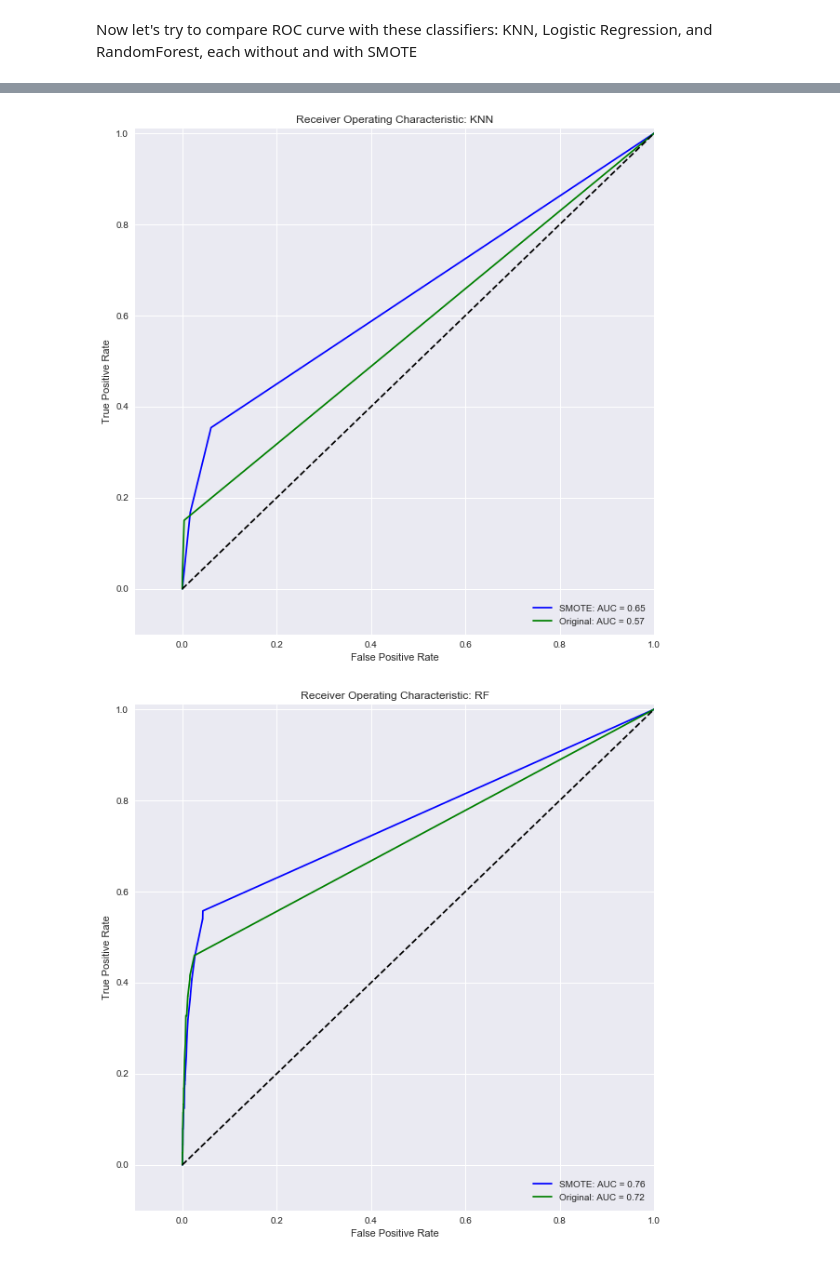
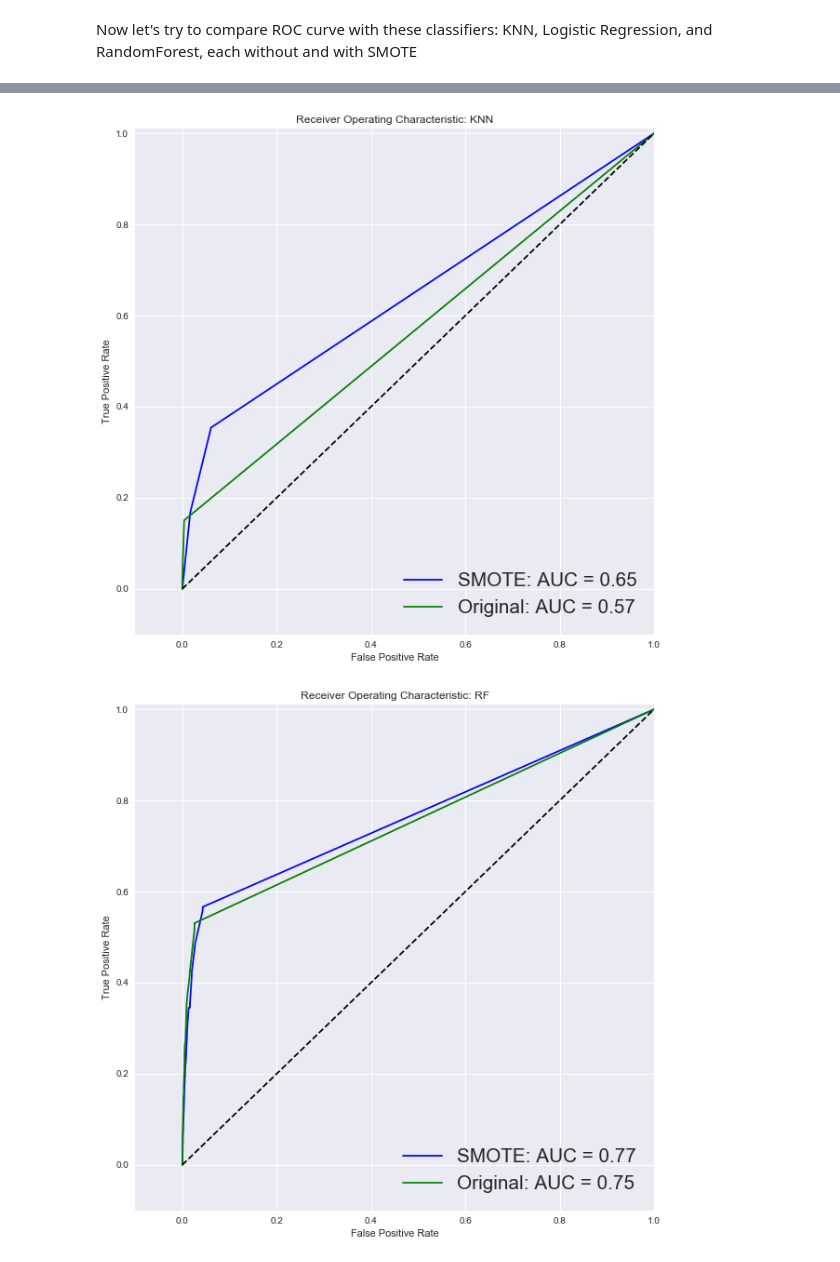
Before and after one commit to enreina/cs4035-lab, a Jupyter notebook: lab1/fraud_detection.ipynb, the cells around one changed output, grey strips where cells are left out. Cells and saved outputs as stored; diff of their text form; code cells hidden in the pictures.

```diff
--- a/lab1/fraud_detection.ipynb
+++ b/lab1/fraud_detection.ipynb
@@ -466,7 +480,7 @@ from sklearn.neighbors import KNeighborsClassifier
 from sklearn.linear_model import LogisticRegression
 from sklearn.ensemble import RandomForestClassifier
 from sklearn.base import clone
-from sklearn.metrics import roc_curve, roc_auc_score
+from sklearn.metrics import roc_curve, roc_auc_score, recall_score, precision_score
 
 
 # create classifiers
@@ -483,6 +497,7 @@ for k,v in clf_dict.iteritems():
     clf = clone(v['clf'])
     clf.fit(X_train, y_train)
     pred_proba = clf.predict_proba(X_test)[:,1]
+    pred = clf.predict(X_test)
     fpr, tpr, thresholds = roc_curve(y_test, pred_proba, pos_label=1)
     auc_score = roc_auc_score(y_test, pred_proba)
     print auc_score
@@ -491,11 +506,14 @@ for k,v in clf_dict.iteritems():
     v['non-smote']['tpr'] = tpr
     v['non-smote']['thresholds'] = thresholds
     v['non-smote']['auc'] = auc_score
+    v['non-smote']['recall'] = recall_score(y_test, pred)
+    v['non-smote']['precision'] = precision_score(y_test, pred)
     # train using SMOTE
     print "With SMOTE"
     clf = clone(v['clf'])
     clf.fit(X_train_res, y_train_res)
     pred_proba = clf.predict_proba(X_test)[:,1]
+    pred = clf.predict(X_test)
     fpr, tpr, thresholds = roc_curve(y_test, pred_proba, pos_label=1)
     auc_score = roc_auc_score(y_test, pred_proba)
     print auc_score
@@ -504,3 +522,5 @@ for k,v in clf_dict.iteritems():
     v['smote']['tpr'] = tpr
     v['smote']['thresholds'] = thresholds
     v['smote']['auc'] = auc_score
+    v['smote']['recall'] = recall_score(y_test, pred)
+    v['smote']['precision'] = precision_score(y_test, pred)
@@ -508,8 +531,8 @@ for k,v in clf_dict.iteritems():
 import pickle
 
 ## if it's already there uncomment this
-# with open('imbalance_task_result.pickle', 'rb') as handle:
-#    clf_dict = pickle.load(handle)
+with open('imbalance_task_result.pickle', 'rb') as handle:
+   clf_dict = pickle.load(handle)
 
-with open('imbalance_task_result.pickle', 'wb') as handle:
-    pickle.dump(clf_dict, handle, protocol=pickle.HIGHEST_PROTOCOL)
+# with open('imbalance_task_result.pickle', 'wb') as handle:
+#     pickle.dump(clf_dict, handle, protocol=pickle.HIGHEST_PROTOCOL)
@@ -516,18 +541,18 @@ with open('imbalance_task_result.pickle', 'wb') as handle:
 # %%
 # plot the ROCs
 for k in clf_dict.keys():
     plt.title('Receiver Operating Characteristic: ' + k.upper())
 
     plt.plot(clf_dict[k]['smote']['fpr'], clf_dict[k]['smote']['tpr'], 'b',label='SMOTE: AUC = %0.2f'% clf_dict[k]['smote']['auc'])
     plt.plot(clf_dict[k]['non-smote']['fpr'], clf_dict[k]['non-smote']['tpr'], 'g',label='Original: AUC = %0.2f'% clf_dict[k]['non-smote']['auc'])
 
-    plt.legend(loc='lower right')
+    plt.legend(loc='lower right', fontsize="xx-large")
     plt.plot([0,1],[0,1],'k--')
     plt.xlim([-0.1,1.0])
     plt.ylim([-0.1,1.01])
     plt.ylabel('True Positive Rate')
     plt.xlabel('False Positive Rate')
     plt.show()
 # %% [output]
-[figure, old version]
+[figure, new version]
-[figure, old version]
+[figure, new version]
```
Also changed, not shown: parts of 10 cells of this notebook, 2 other files.
